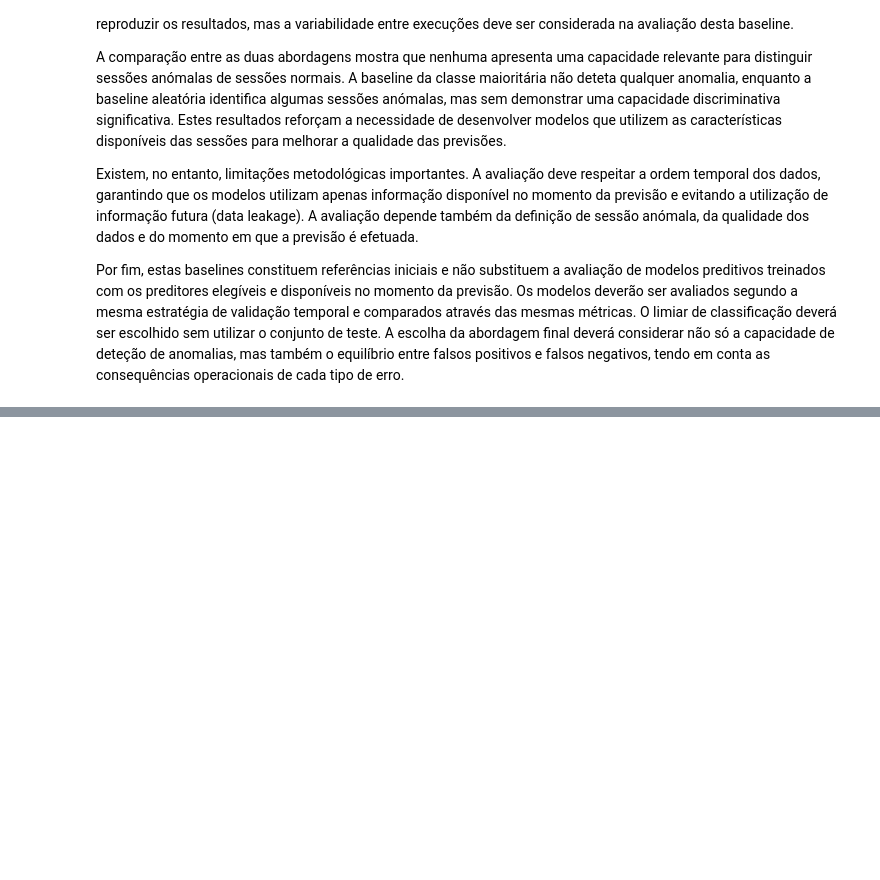
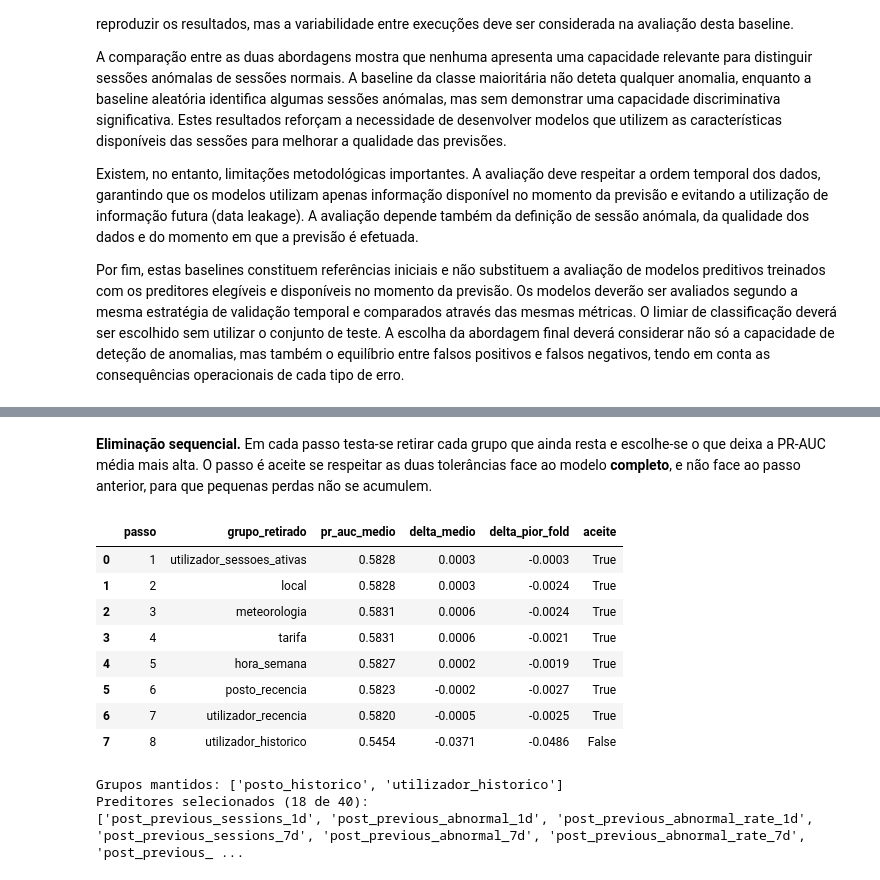
Before and after one commit to marianaCorreiia/MINDD-GPA-1260527-1211883-1231261, a Jupyter notebook: task2.ipynb, the cells around one changed output, grey strips where cells are left out. Drawn from its saved outputs; the diff is of its cells as text; code cells hidden in the pictures; blank space fills up the shorter version.

```diff
--- a/task2.ipynb
+++ b/task2.ipynb
@@ -1000,0 +1300,15 @@ Por fim, estas baselines constituem referências iniciais e não substituem a av
+# %%
+all_groups = list(PREDICTOR_GROUPS)
+full_pr = evaluate_group_sets([all_groups])[0]["pr_auc"].to_numpy()
+without = evaluate_group_sets([[g for g in all_groups if g != d] for d in all_groups])
+deltas = [w["pr_auc"].to_numpy() - full_pr for w in without]
+
+ablation = pd.DataFrame({
+    "n_colunas": [len(PREDICTOR_GROUPS[g]) for g in all_groups],
+    "pr_auc_sem_grupo": [w["pr_auc"].mean() for w in without],
+    "delta_medio": [d.mean() for d in deltas],
+    "delta_pior_fold": [d.min() for d in deltas],
+    "folds_que_melhoram": [int((d > 0).sum()) for d in deltas],
+}, index=all_groups).sort_values("delta_medio")
+print(f"PR-AUC média do modelo completo ({X.shape[1]} colunas): {full_pr.mean():.4f}")
+ablation.round(4)
@@ -1000,0 +1327,39 @@ Por fim, estas baselines constituem referências iniciais e não substituem a av
+# %% [markdown]
+**Eliminação sequencial.** Em cada passo testa-se retirar cada grupo que ainda resta e escolhe-se o que deixa a PR-AUC média mais alta. O passo é aceite se respeitar as duas tolerâncias face ao modelo **completo**, e não face ao passo anterior, para que pequenas perdas não se acumulem.
+# %%
+current = list(all_groups)
+steps = []
+while len(current) > 1:
+    candidates = [[g for g in current if g != d] for d in current]
+    scored = evaluate_group_sets(candidates)
+    pr = np.array([s["pr_auc"].to_numpy() for s in scored])
+    best = int(np.argmax(pr.mean(axis=1)))
+    delta = pr[best] - full_pr
+    accepted = bool(delta.mean() >= -SELECTION_TOL_MEAN and delta.min() >= -SELECTION_TOL_FOLD)
+    steps.append({
+        "passo": len(steps) + 1, "grupo_retirado": current[best], "pr_auc_medio": pr[best].mean(),
+        "delta_medio": delta.mean(), "delta_pior_fold": delta.min(), "aceite": accepted,
+    })
+    if not accepted:
+        break
+    current = candidates[best]
+
+selected_groups = current
+selected_predictors = [c for c in X.columns if any(c in PREDICTOR_GROUPS[g] for g in selected_groups)]
+display(pd.DataFrame(steps).round(4))
+print(f"\nGrupos mantidos: {selected_groups}")
+print(f"Preditores selecionados ({len(selected_predictors)} de {X.shape[1]}):")
+print(selected_predictors)
+# %% [output]
+|  | passo | grupo_retirado | pr_auc_medio | delta_medio | delta_pior_fold | aceite |
+| 0 | 1 | utilizador_sessoes_ativas | 0.5828 | 0.0003 | -0.0003 | True |
+| 1 | 2 | local | 0.5828 | 0.0003 | -0.0024 | True |
+| 2 | 3 | meteorologia | 0.5831 | 0.0006 | -0.0024 | True |
+| 3 | 4 | tarifa | 0.5831 | 0.0006 | -0.0021 | True |
+| 4 | 5 | hora_semana | 0.5827 | 0.0002 | -0.0019 | True |
+| 5 | 6 | posto_recencia | 0.5823 | -0.0002 | -0.0027 | True |
+| 6 | 7 | utilizador_recencia | 0.5820 | -0.0005 | -0.0025 | True |
+| 7 | 8 | utilizador_historico | 0.5454 | -0.0371 | -0.0486 | False |
+Grupos mantidos: ['posto_historico', 'utilizador_historico']
+Preditores selecionados (18 de 40):
+['post_previous_sessions_1d', 'post_previous_abnormal_1d', 'post_previous_abnormal_rate_1d', 'post_previous_sessions_7d', 'post_previous_abnormal_7d', 'post_previous_abnormal_rate_7d', 'post_previous_ ...
```
Also changed, not shown: parts of 25 cells of this notebook, 1 other file.
